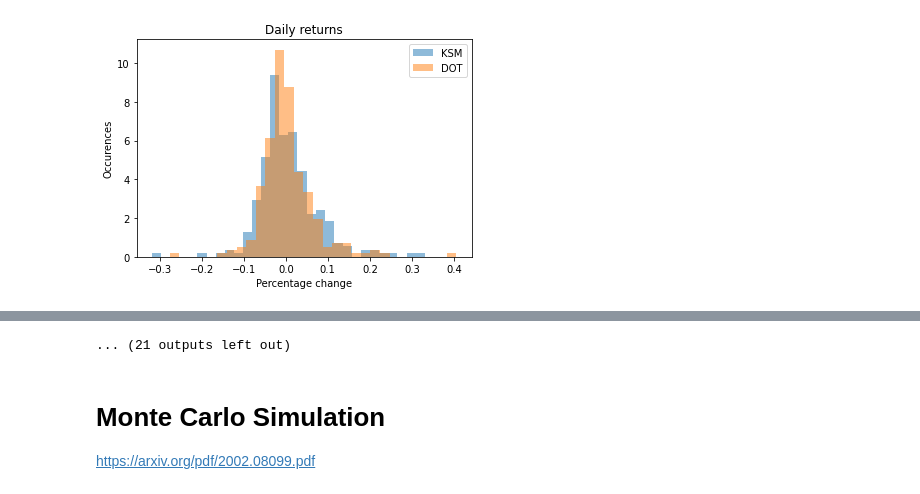
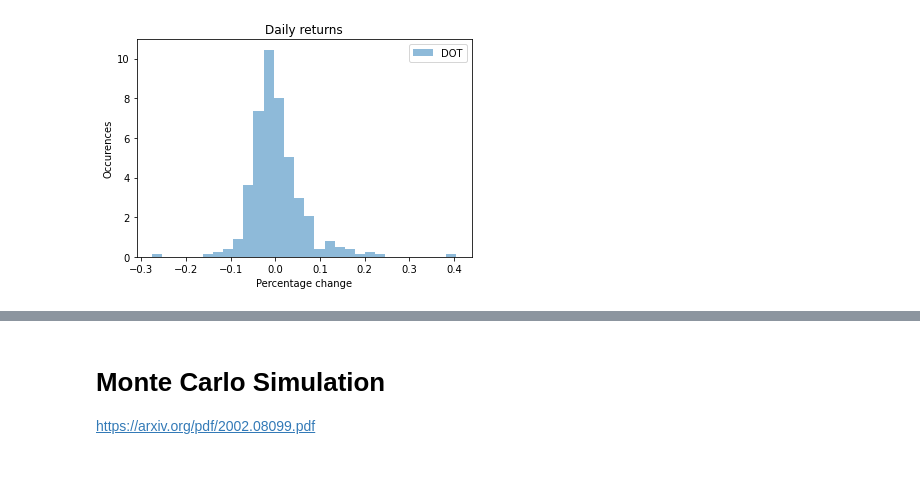
Before and after one commit to interlay/collateralization-analysis, a Jupyter notebook: Kusama Collateral Thresolds.ipynb, the cells around one changed output, grey strips where cells are left out. Saved outputs shown, nothing was run; the diff lists cells and outputs as text; code cells hidden in the pictures.

```diff
--- a/Kusama Collateral Thresolds.ipynb
+++ b/Kusama Collateral Thresolds.ipynb
@@ -398,16 +352,16 @@ dot_liquidity_model = get_regression_model(dot_trading_data)
 # %%
 def plot_returns(returns, data_label, title):
     plt.hist(returns, density=True, bins=30, alpha=0.5, label=data_label)
     plt.ylabel("Occurences")
     plt.xlabel("Percentage change")
     plt.legend(loc="upper right")
     plt.title(title)
 
 
-plot_returns(ksm_to_btc_returns_daily, "KSM", "Daily returns")
+# plot_returns(ksm_to_btc_returns_daily, "KSM", "Daily returns")
 plot_returns(dot_to_btc_returns_daily, "DOT", "Daily returns")
 # %% [output]
-[figure, old version]
+[figure, new version]
 [interactive output not drawn]
 [interactive output not drawn]
 [interactive output not drawn]
@@ -422,4 +368,3 @@ plot_returns(dot_to_btc_returns_daily, "DOT", "Daily returns")
-... (21 outputs left out)
 # %% [markdown]
 # Monte Carlo Simulation
 https://arxiv.org/pdf/2002.08099.pdf
```
Also changed, not shown: parts of 35 cells of this notebook, 6 other files.
